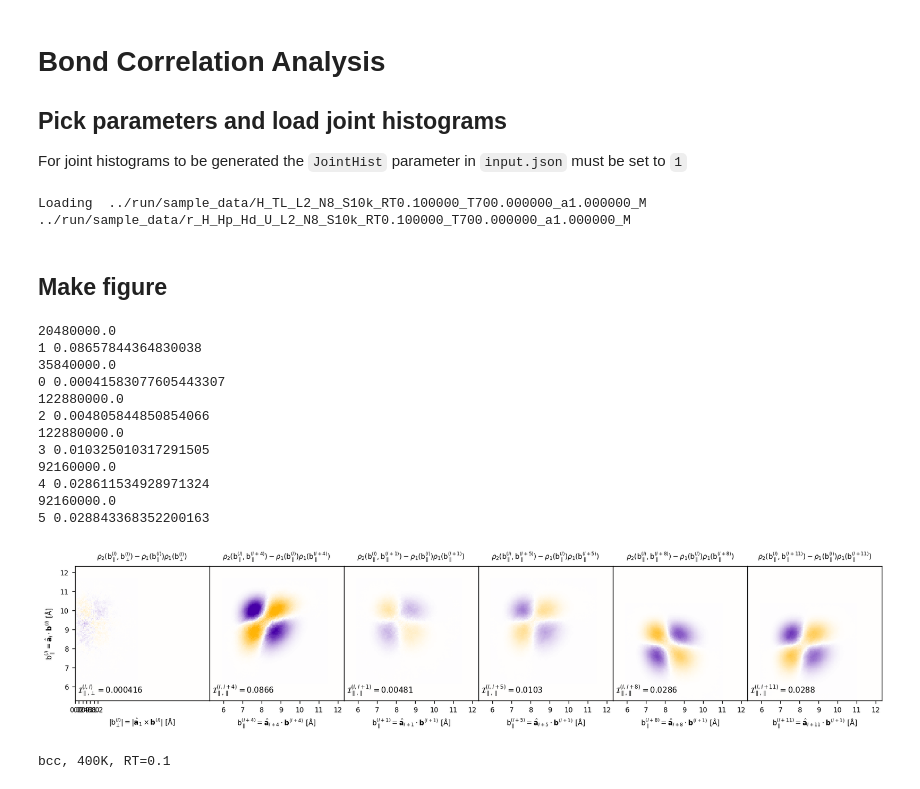
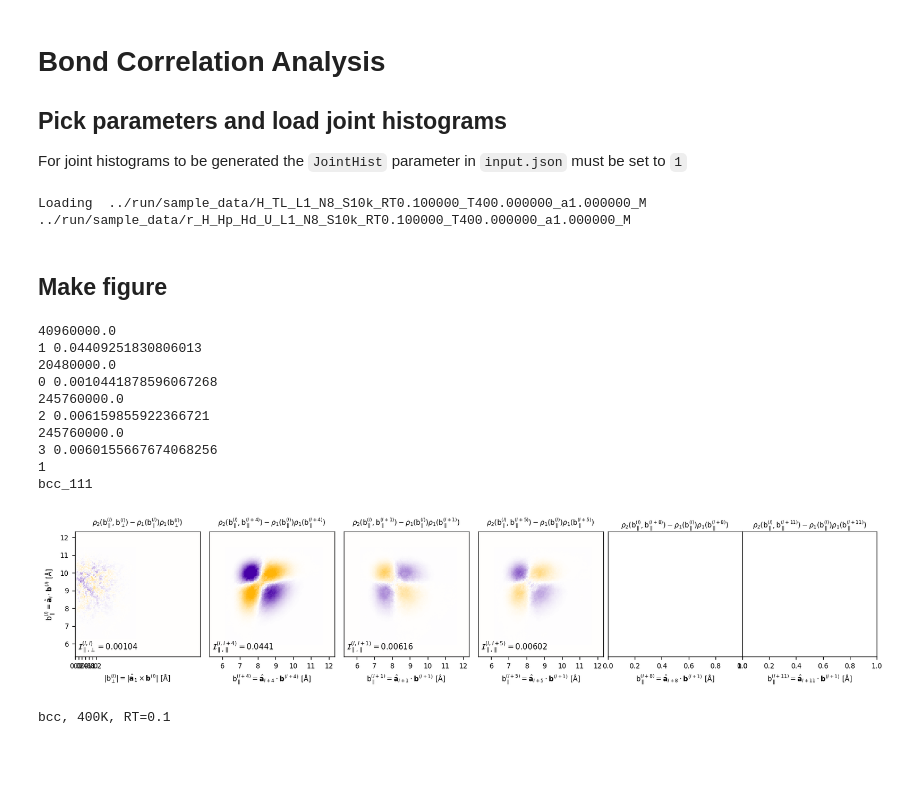
Before and after one commit to tomswinburne/BLaSA, a Jupyter notebook: analyze/bond_lattice_correlation.ipynb, the cells around one changed output. Cells and saved outputs as stored; diff of their text form; code cells hidden in the pictures; blank space fills up the shorter version.

```diff
--- a/analyze/bond_lattice_correlation.ipynb
+++ b/analyze/bond_lattice_correlation.ipynb
@@ -28,12 +28,14 @@ a0 = input_data['potential']['a0']
 # %%
 # Specify as strings to guarantee match with filename
 JH_RT = '0.1' # Relative Transverse strength
-JH_T = '700' # Temperature
+JH_T = '400' # Temperature
 JH_am = '1.0' # Relative Lattice Parameter == 1 + Strain
 
+Lattice_Type = 1 # 0,1,2 = fcc 110 ,bcc 111, bcc 111+100
+
 MarginalHistPath = glob.glob(os.path.join(dump_folder,"r_*_RT%s*T%s*a%s*" % (JH_RT,JH_T,JH_am)))
-# L[0,1,2] = fcc,bcc,bcc+100
-JointHistPath = glob.glob(os.path.join(dump_folder,"H_TL_L2_*S*_RT%s*T%s*a%s*" % (JH_RT,JH_T,JH_am)))
+
+JointHistPath = glob.glob(os.path.join(dump_folder,"H_TL_L%d_*S*_RT%s*T%s*a%s*" % (Lattice_Type,JH_RT,JH_T,JH_am)))
 
 if len(JointHistPath) > 0 and len(MarginalHistPath)>0:
     print("Loading ",JointHistPath[0],MarginalHistPath[0])
@@ -42,7 +44,7 @@ if len(JointHistPath) > 0 and len(MarginalHistPath)>0:
 else:
     print("Couldn't find files")
 # %% [output]
-Loading  ../run/sample_data/H_TL_L2_N8_S10k_RT0.100000_T700.000000_a1.000000_M ../run/sample_data/r_H_Hp_Hd_U_L2_N8_S10k_RT0.100000_T700.000000_a1.000000_M
+Loading  ../run/sample_data/H_TL_L1_N8_S10k_RT0.100000_T400.000000_a1.000000_M ../run/sample_data/r_H_Hp_Hd_U_L1_N8_S10k_RT0.100000_T400.000000_a1.000000_M
 # %% [markdown]
 ## Make figure
 # %%
@@ -73,7 +75,8 @@ for j in [1,0,2,3,4,5]:
     #if j>3:
     #    #llims = [bins//4+bins//16,bins//2+bins//16]#[500,1200]
     #    #allim = [r[llims[0]]*a0,r[llims[1]]*a0]
-
+    if Lattice_Type<2 and j>3:
+        continue
     if j==0:
         M = H[(j)*bins*bins:(j+1)*bins*bins].reshape((bins,bins))[llims[0]:llims[1],tlims[0]:tlims[1]].copy()
         plim = [atlim[0],atlim[1],allim[0],allim[1]]
@@ -115,47 +118,46 @@ for j in [1,0,2,3,4,5]:
 
 axs[0].set_title(r"$\rho_2({\rm b}^{(l)}_\parallel,{\rm b}^{(l)}_\perp)-\rho_1({\rm b}^{(l)}_\parallel)\rho_1({\rm b}^{(l)}_\perp)$",fontsize=8,pad=0)
 axs[1].set_title(r"$\rho_2({\rm b}^{(l)}_\parallel,{\rm b}^{(l+4)}_\parallel)-\rho_1({\rm b}^{(l)}_\parallel)\rho_1({\rm b}^{(l+4)}_\parallel)$",fontsize=8,pad=0)
 axs[2].set_title(r"$\rho_2({\rm b}^{(l)}_\parallel,{\rm b}^{(l+1)}_\parallel)-\rho_1({\rm b}^{(l)}_\parallel)\rho_1({\rm b}^{(l+1)}_\parallel)$",fontsize=8,pad=0)
 axs[3].set_title(r"$\rho_2({\rm b}^{(l)}_\parallel,{\rm b}^{(l+5)}_\parallel)-\rho_1({\rm b}^{(l)}_\parallel)\rho_1({\rm b}^{(l+5)}_\parallel)$",fontsize=8,pad=0)
 
 axs[4].set_title(r"$\rho_2({\rm b}^{(l)}_\parallel,{\rm b}^{(l+8)}_\parallel)-\rho_1({\rm b}^{(l)}_\parallel)\rho_1({\rm b}^{(l+8)}_\parallel)$",fontsize=8,pad=0)
 axs[5].set_title(r"$\rho_2({\rm b}^{(l)}_\parallel,{\rm b}^{(l+11)}_\parallel)-\rho_1({\rm b}^{(l)}_\parallel)\rho_1({\rm b}^{(l+11)}_\parallel)$",fontsize=8,pad=0)
 
 
 for j in range(6):
     axs[j].tick_params(labelsize=8)
     axs[j].tick_params(axis="x", bottom=True, labelbottom=True, top=False, labeltop=False)
     axs[j].tick_params(axis="y", left=False, labelleft=False, right=False, labelright=False)
 axs[0].tick_params(axis="y", left=True, labelleft=True, right=False, labelright=False)
 axs[0].set_xticks([0.0,0.2,0.4,0.6,0.8,1.0,1.2])
 axs[0].set_ylabel(r"${\rm b}^{(l)}_\parallel = \hat{\bf a}_{l}\cdot{\bf b}^{(l)}$ [$\rm\AA$]",fontsize=8)
 
 
 axs[0].set_xlabel(r"$|{\rm b}^{(l)}_\perp| = |\hat{\bf a}_{1}\times{\bf b}^{(l)}|$ [$\rm\AA$]",fontsize=8)
 axs[1].set_xlabel(r"${\rm b}^{(l+4)}_\parallel = \hat{\bf a}_{l+4}\cdot{\bf b}^{(l+4)}$ [$\rm\AA$]",fontsize=8)
 axs[2].set_xlabel(r"${\rm b}^{(l+1)}_\parallel = \hat{\bf a}_{l+1}\cdot{\bf b}^{(l+1)}$ [$\rm\AA$]",fontsize=8)
 axs[3].set_xlabel(r"${\rm b}^{(l+5)}_\parallel = \hat{\bf a}_{l+5}\cdot{\bf b}^{(l+1)}$ [$\rm\AA$]",fontsize=8)
 axs[4].set_xlabel(r"${\rm b}^{(l+8)}_\parallel = \hat{\bf a}_{l+8}\cdot{\bf b}^{(l+1)}$ [$\rm\AA$]",fontsize=8)
 axs[5].set_xlabel(r"${\rm b}^{(l+11)}_\parallel = \hat{\bf a}_{l+11}\cdot{\bf b}^{(l+1)}$ [$\rm\AA$]",fontsize=8)
 
 plt.tight_layout()
 plt.subplots_adjust(wspace=0.,hspace=0.)
-
-plt.savefig("correlations_am%s_T%sK_RT%s.png" % (JH_RT,JH_T,JH_am) )
+print(Lattice_Type)
+print(["fcc_110","bcc_111","bcc_111_100"][Lattice_Type])
+plt.savefig("correlations_am%s_T%sK_RT%s_%s.png" % (JH_am,JH_T,JH_RT,["fcc_110","bcc_111","bcc_111_100"][Lattice_Type]) )
 # %% [output]
+40960000.0
+1 0.04409251830806013
 20480000.0
-1 0.08657844364830038
-35840000.0
-0 0.00041583077605443307
-122880000.0
-2 0.004805844850854066
-122880000.0
-3 0.010325010317291505
-92160000.0
-4 0.028611534928971324
-92160000.0
-5 0.028843368352200163
+0 0.0010441878596067268
+245760000.0
+2 0.006159855922366721
+245760000.0
+3 0.0060155667674068256
+1
+bcc_111
-[figure, old version]
+[figure, new version]
 # %%
 print("bcc, 400K, RT=0.1")
 Image("correlations_am0.1_T400K_RT1.0.png")
```
Also changed, not shown: 5 other files.
